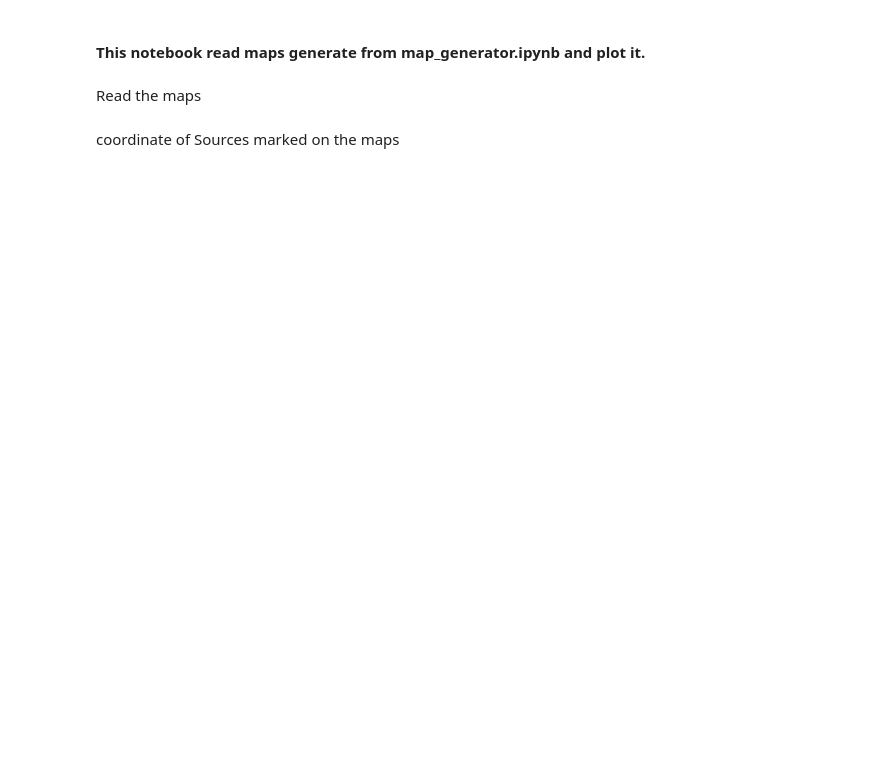
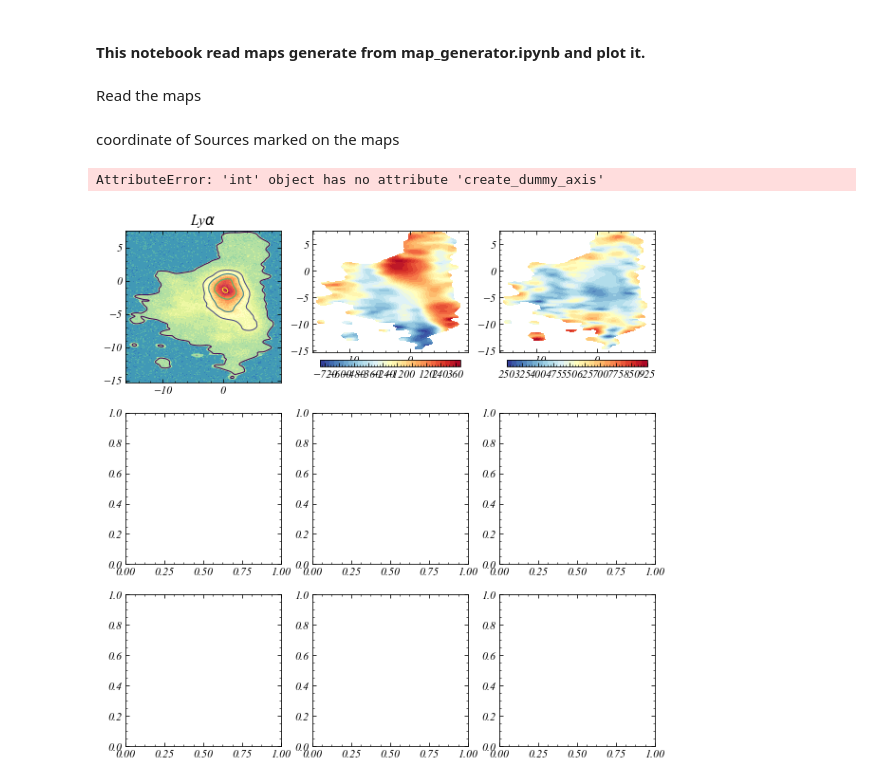
Before and after one commit to zsw6666/KCWI, a Jupyter notebook: KCWI_script/mapplot.ipynb, the cells around one changed output. Cells and saved outputs as stored; diff of their text form; code cells hidden in the pictures; blank space fills up the shorter version.

```diff
--- a/KCWI_script/mapplot.ipynb
+++ b/KCWI_script/mapplot.ipynb
@@ -35,16 +67,10 @@ lysources=np.array([[40.052625, 220.3519792], [40.05221366, 220.3519858],
                   [40.0535024, 220.349928],[40.05106072, 220.3497904]])*u.deg
 lysources_name=['Source-B','','','G-6',
               'G-1','G-3','G-5','G-4']
-heiisources=np.array([[40.052625, 220.3519792], [40.05221366, 220.3519858],
-                  [40.05297755, 220.3520401],[40.0534915, 220.3529473],
-                  [40.05224151, 220.3531833]])*u.deg
-heiisources_name=['Source-B','','',
-              'G-1','G-3']
-civsources=np.array([[40.052625, 220.3519792], [40.05221366, 220.3519858],
-                  [40.05297755, 220.3520401],[40.0534915, 220.3529473],
-                  [40.05224151, 220.3531833]])*u.deg
-civsources_name=['Source-B','','',
-              'G-1','G-3']
+heiisources=lysources
+heiisources_name=lysources_name
+civsources=lysources
+civsources_name=lysources_name
 refpoint=np.array([40.052625, 220.3519792])*u.deg
 lysources=(lysources-refpoint).to(u.arcsec).value
 heiisources=(heiisources-refpoint).to(u.arcsec).value
@@ -73,12 +99,12 @@ class MAP:
         '''
         self.AX[0].contour(self.x,self.y,self.snr,levels=self.snrlevel)
         self.AX[0].contourf(self.x,self.y,self.img,cmap='Spectral_r',
-                            levels=30,norm=self.norm[0])
+                            levels=30)#,norm=self.norm[0])
         self.AX[0].set_title(self.name,fontsize=15)
         velo=self.AX[1].contourf(self.x,self.y,self.velo,cmap='RdYlBu_r',
-                                 levels=30,norm=self.norm[1])
+                                 levels=30)#,norm=self.norm[1])
         disp=self.AX[2].contourf(self.x,self.y,self.disp,cmap='RdYlBu_r',
-                                 levels=30,norm=self.norm[2])
+                                 levels=30)#,norm=self.norm[2])
 
         cbarvelo=self.velo[~np.isnan(self.velo)]
         cbarvelo_ticks=np.linspace(np.min(cbarvelo),
@@ -93,14 +119,14 @@ class MAP:
         cbard=fig.colorbar(disp, ax=self.AX[2],shrink=0.9,
                            orientation='horizontal',pad=0.05)
 
-        cbarv.set_ticks(cbarvelo_ticks)
+#         cbarv.set_ticks(cbarvelo_ticks)
         cbarv.set_ticklabels(cbarvelo_ticks)
-        cbard.set_ticks(cbardisp_ticks)
+#         cbard.set_ticks(cbardisp_ticks)
         cbard.set_ticklabels(cbardisp_ticks)
         cbarv.ax.tick_params(labelsize=10.)
         cbard.ax.tick_params(labelsize=10.)
 
-        cbarv.set_label(r'$v$(km/s)',fontsize=10)
+        cbarv.set_label(r'v(km/s)',fontsize=10)
         cbard.set_label(r'$\sigma_{v}$(km/s)',fontsize=10)
         for i in range(3):
             self.AX[i].set_aspect('equal')
@@ -124,21 +150,25 @@ class MAP:
 # %%
 fig_dir='/Users/shiwuzhang/WS/ASTRO/MAMMOTH_KCWI/paper/ApJtemplate/figs/'
 fig,AX=plt.subplots(3,3)
 AX=AX.flatten()
 lymap=MAP(lydir,lynames,[3,11,19,31,43],
-          lynorm,AX[:3],r'$Ly\alpha$',lysources,lysources_name)
-heiimap=MAP(heiidir,heiinames,[2,4,6,8,10],
-            heiinorm,AX[3:6],r'$HeII$',heiisources,heiisources_name)
-civmap=MAP(civdir,civnames,[2,4,6,8,10],
-           civnorm,AX[6:],r'$CIV$',civsources,civsources_name)
+          lynorm,AX[:3],r'Ly$\alpha$',lysources,lysources_name)
+heiimap=MAP(heiidir,heiinames,[2.5,4,6,8,10],
+            heiinorm,AX[3:6],r'HeII',heiisources,heiisources_name)
+civmap=MAP(civdir,civnames,[2.5,4,6,8,10],
+           civnorm,AX[6:],r'CIV',civsources,civsources_name)
 lymap.plot()
 lymap.sourcesmark()
 heiimap.plot()
 heiimap.sourcesmark()
 civmap.plot()
 civmap.sourcesmark()
-fig.text(0.5, 0.05, r'$\Delta DEC(arcsec)$', ha='center', fontsize=20.)
-fig.text(0.05, 0.5, r'$\Delta RA(arcsec)$', va='center', rotation='vertical', fontsize=20.)
+fig.text(0.5, 0.05, r'$\Delta$ DEC(arcsec)', ha='center', fontsize=20.)
+fig.text(0.05, 0.5, r'$\Delta$ RA(arcsec)', va='center', rotation='vertical', fontsize=20.)
 plt.subplots_adjust(wspace=.1)
 plt.rcParams['figure.figsize'] = [10, 10]
-plt.savefig(fig_dir+'emissionmap.png',dpi=300)
+# plt.savefig(fig_dir+'emissionmap.png',dpi=300)
+plt.show()
+# %% [output]
+AttributeError: 'int' object has no attribute 'create_dummy_axis'
+[figure, added]
```
Also changed, not shown: parts of 2 cells of this notebook, 2 other files.
